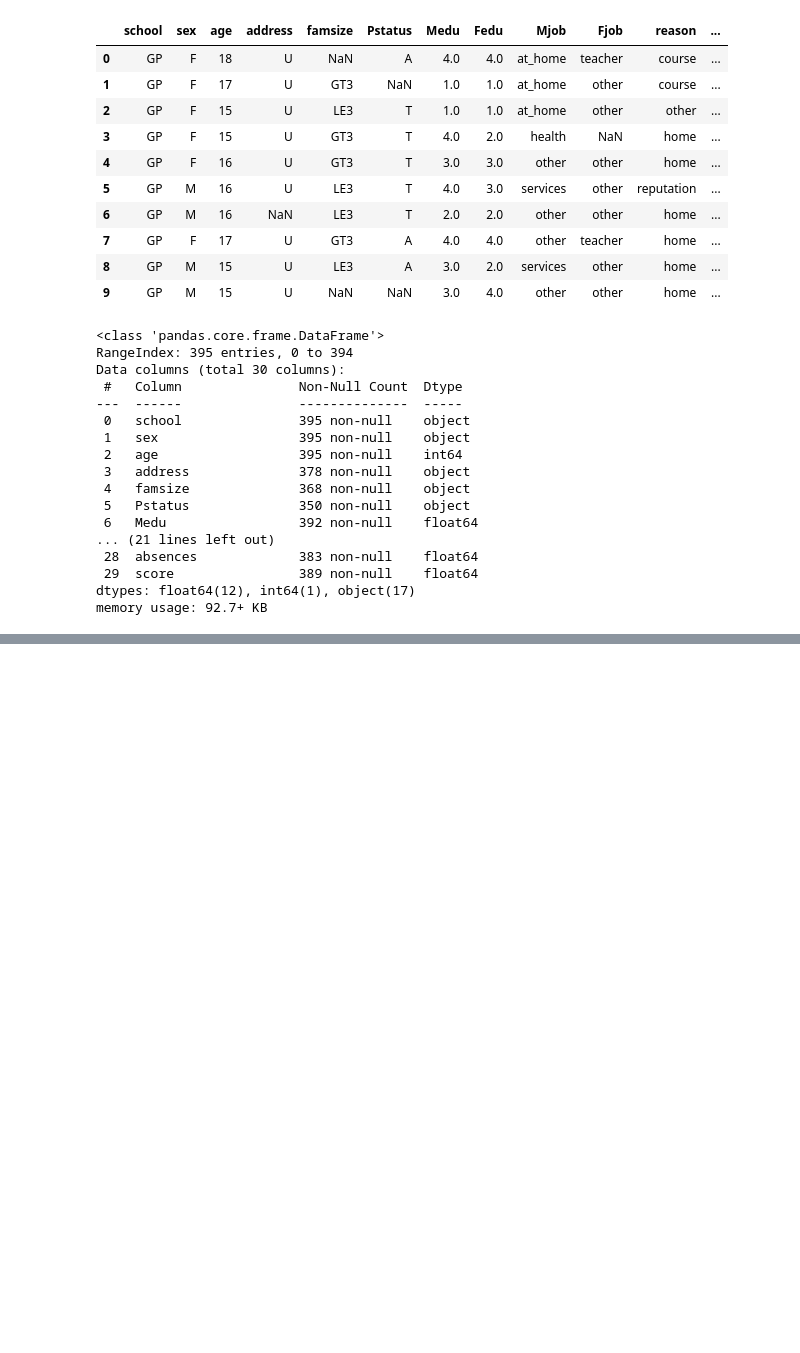
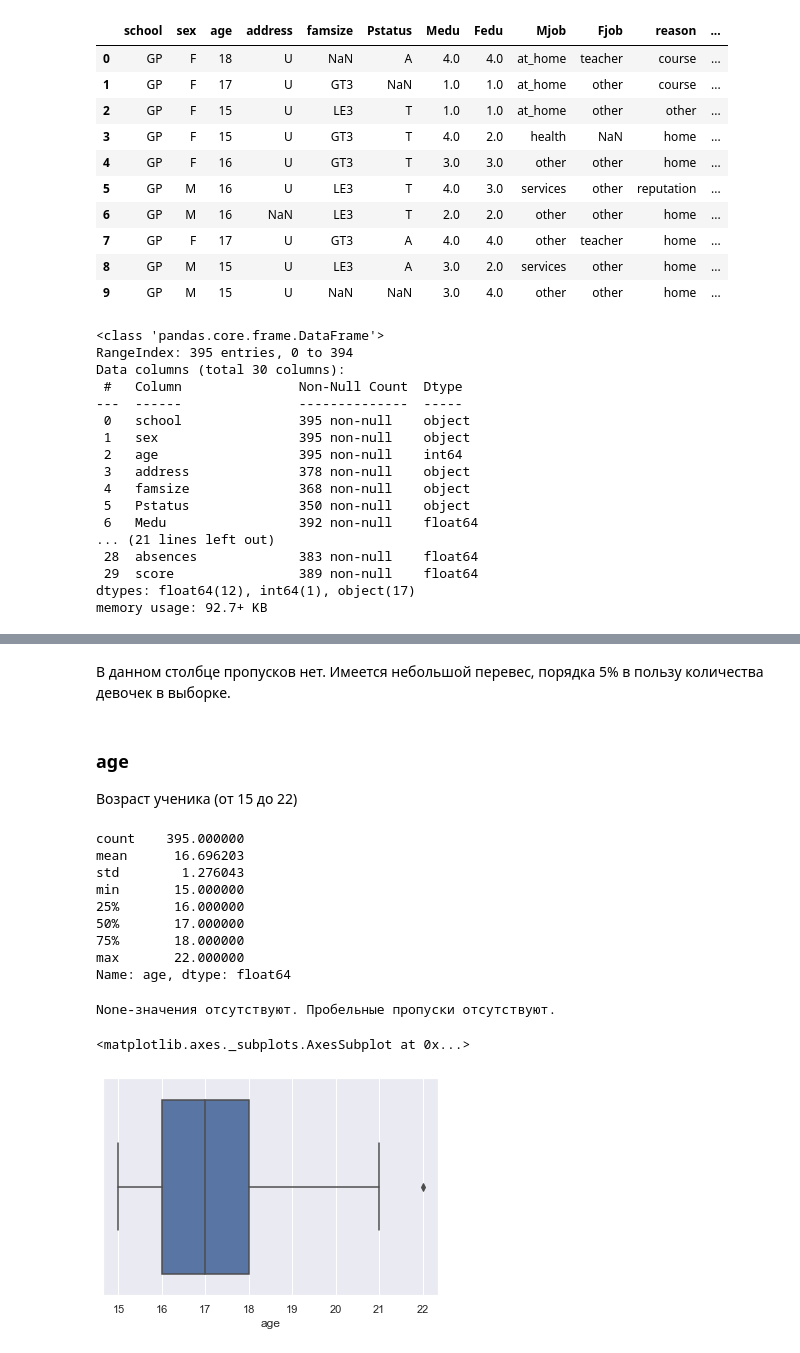
Before and after one commit to SeaVulf/skillfactory_rds, a Jupyter notebook: project_2_EDA/Project_2_EDA_stud_math.ipynb, the cells around one changed output, grey strips where cells are left out. Cells and saved outputs as stored; diff of their text form; code cells hidden in the pictures; blank space fills up the shorter version.

```diff
--- a/project_2_EDA/Project_2_EDA_stud_math.ipynb
+++ b/project_2_EDA/Project_2_EDA_stud_math.ipynb
@@ -155,0 +228,30 @@ display(stud.head(5))
+# %% [markdown]
+В данном столбце пропусков нет. Имеется небольшой перевес, порядка 5% в пользу количества девочек в выборке.
+# %% [markdown]
+### age
+Возраст ученика (от 15 до 22)
+# %%
+# Интересующая колонка
+column = 'age'
+
+# Статистическое описание колонки
+display(stud[column].describe())
+
+#Имеются ли None-элементы или пробельные пропуски
+print(mod_eda.find_nulls(stud[column])[0])
+
+#Построим boxplot
+sns.boxplot(stud[column])
+# %% [output]
+count    395.000000
+mean      16.696203
+std        1.276043
+min       15.000000
+25%       16.000000
+50%       17.000000
+75%       18.000000
+max       22.000000
+Name: age, dtype: float64
+None-значения отсутствуют. Пробельные пропуски отсутствуют.
+<matplotlib.axes._subplots.AxesSubplot at 0x...>
+[figure, added]
```
Also changed, not shown: parts of 27 cells of this notebook, 1 other file.
